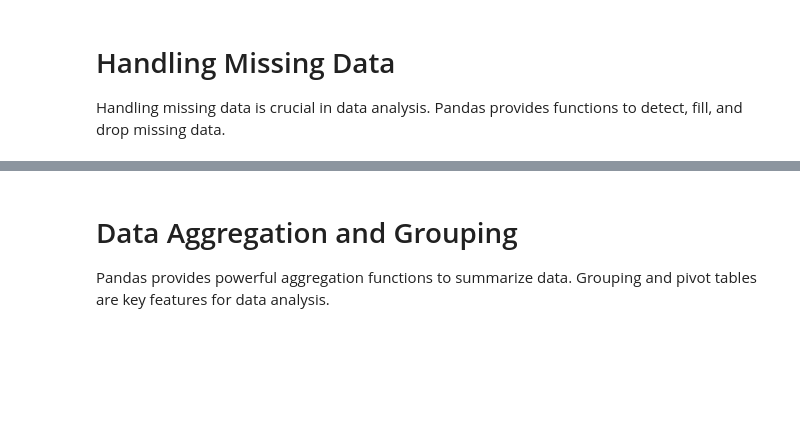
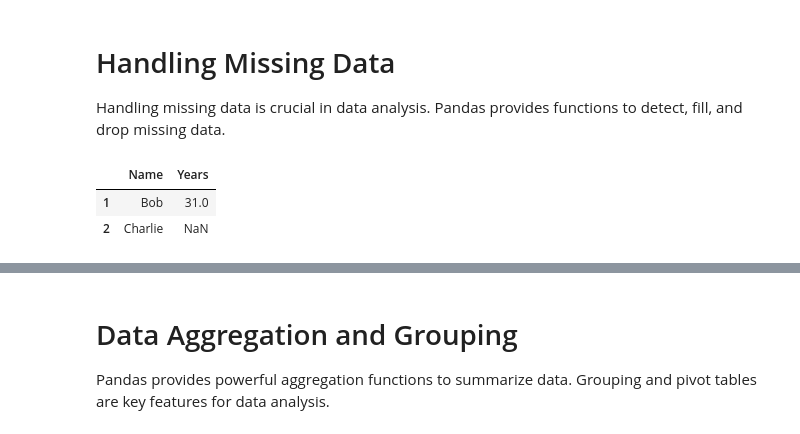
Before and after one commit to mayank953/mlbootcamp-24, a Jupyter notebook: Data Science Libraries/Class 3 - Pandas + Matplotlib/Pandas Explained by Mayank.ipynb, the cells around one changed output, grey strips where cells are left out. Saved outputs shown, nothing was run; the diff lists cells and outputs as text; code cells hidden in the pictures; blank space fills up the shorter version.

```diff
--- a/Data Science Libraries/Class 3 - Pandas + Matplotlib/Pandas Explained by Mayank.ipynb
+++ b/Data Science Libraries/Class 3 - Pandas + Matplotlib/Pandas Explained by Mayank.ipynb
@@ -100,6 +149,12 @@ print(df)
 # %% [markdown]
 # Handling Missing Data
 Handling missing data is crucial in data analysis. Pandas provides functions to detect, fill, and drop missing data.
+# %%
+df
+# %% [output]
+|  | Name | Years |
+| 1 | Bob | 31.0 |
+| 2 | Charlie | NaN |
 # %%
 # Detecting Missing Data
 df.loc[2, 'Years'] = None
```
Also changed, not shown: parts of 11 cells of this notebook, 3 other files.
